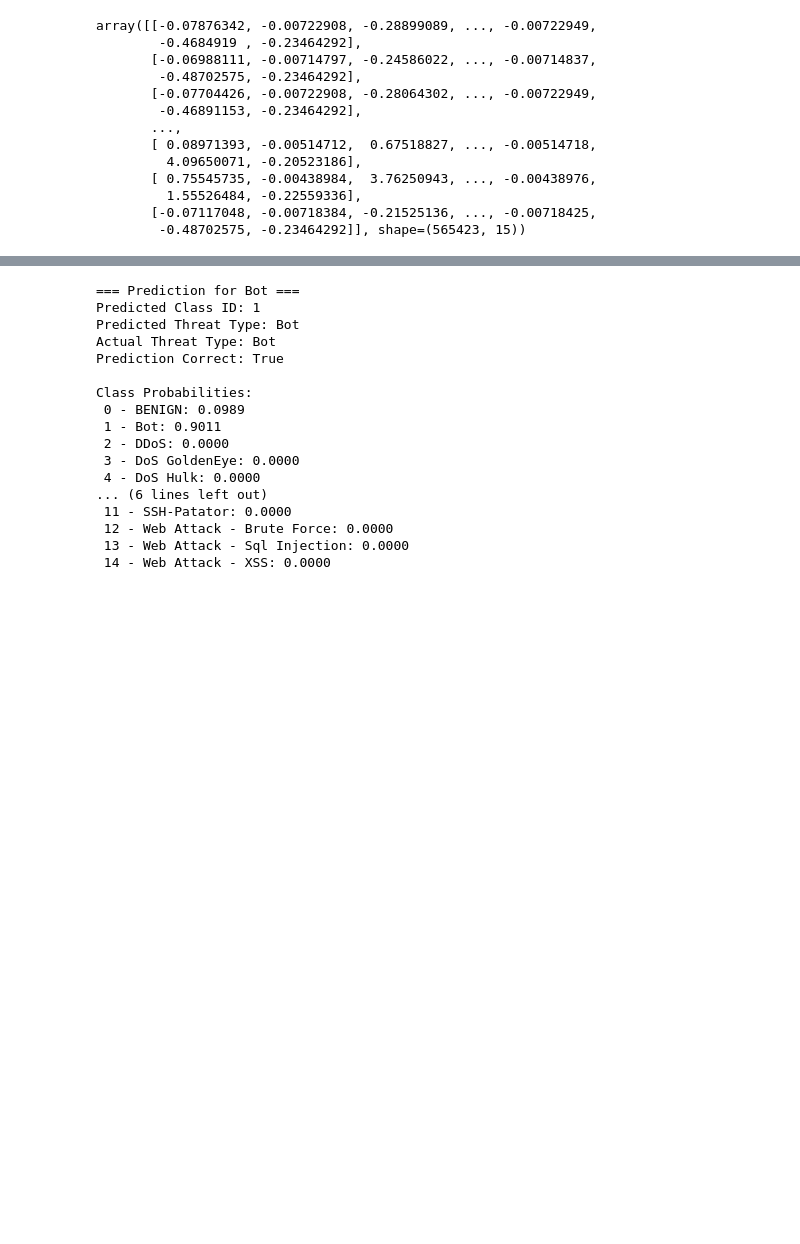
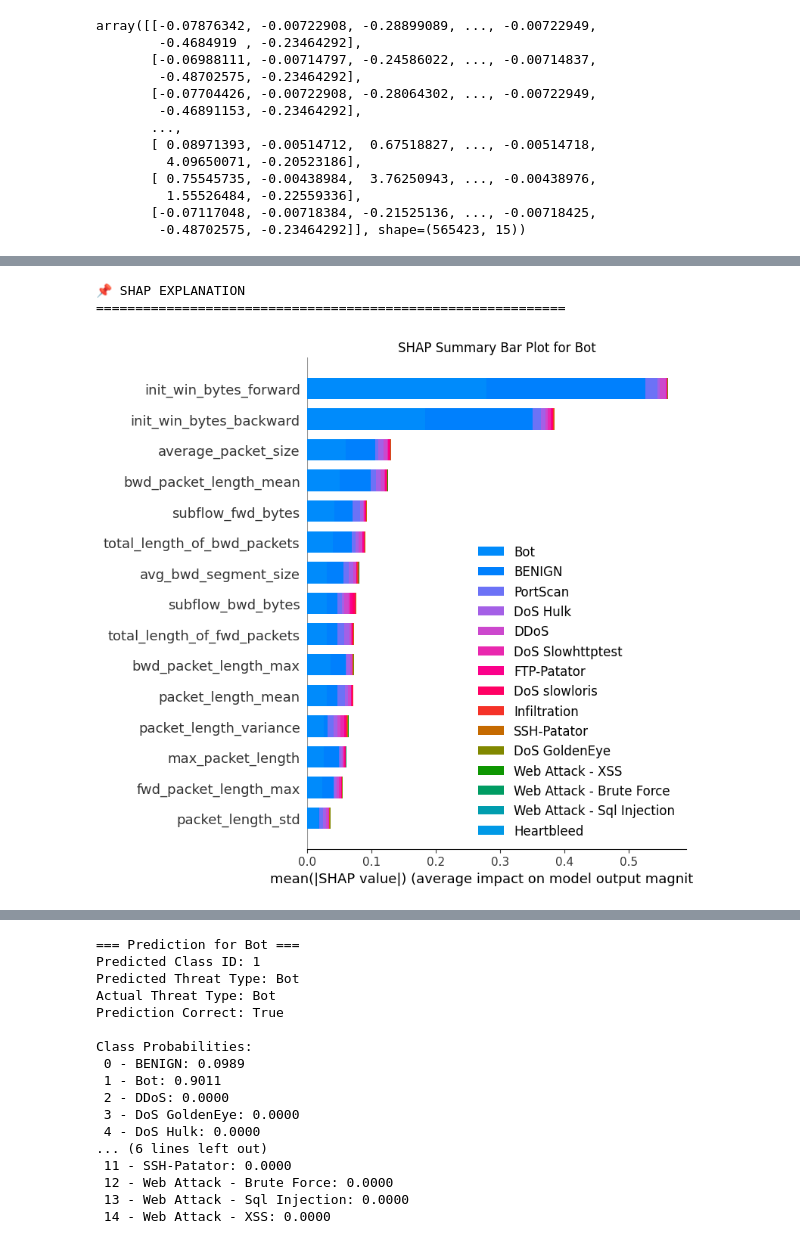
Before and after one commit to thenandansrinivas/XAINIDS, a Jupyter notebook: cicids/models.ipynb, the cells around one changed output, grey strips where cells are left out. Cells and saved outputs as stored; diff of their text form; code cells hidden in the pictures; blank space fills up the shorter version.

```diff
--- a/cicids/models.ipynb
+++ b/cicids/models.ipynb
@@ -322,0 +392,9 @@ Class Probabilities: [0. 0. 0. 0. 1. 0. 0. 0. 0. 0. 0. 0. 0. 0. 0.]
+# %%
+# === Explanation Display ===
+exp_list = explanation.as_list(label=predicted_label)
+
+print("\n🧠 LIME EXPLANATION")
+print("-" * 60)
+for feat, val in exp_list:
+    direction = "↑ increases" if val > 0 else "↓ decreases"
+    print(f"{feat:<35} | {val:>7.4f} ({direction} prediction)")
@@ -322,0 +434,7 @@ Class Probabilities: [0. 0. 0. 0. 1. 0. 0. 0. 0. 0. 0. 0. 0. 0. 0.]
+# %%
+# === Summary: Top Contributing Features ===
+print("\n🌟 TOP CONTRIBUTING FEATURES")
+print("=" * 60)
+for i, (feature, importance) in enumerate(sorted(exp_list, key=lambda x: abs(x[1]), reverse=True)[:5], 1):
+    status = "SUPPORTS" if importance > 0 else "OPPOSES"
+    print(f"{i}. {feature} → {importance:.4f} ({status} prediction)")
@@ -322,0 +475,41 @@ Class Probabilities: [0. 0. 0. 0. 1. 0. 0. 0. 0. 0. 0. 0. 0. 0. 0.]
+# %%
+# === SHAP EXPLANATION ===
+print("\n📌 SHAP EXPLANATION")
+print("=" * 60)
+
+# Create TreeExplainer and SHAP values
+explainer_shap = shap.TreeExplainer(model)
+shap_values = explainer_shap.shap_values(input_scaled)
+
+# For multi-class models, shap_values is a list of arrays (one per class)
+# Get SHAP values for the predicted class
+if isinstance(shap_values, list):
+    shap_values_for_pred = shap_values[predicted_label]
+    shap_values_train = explainer_shap.shap_values(training_scaled)
+    shap_values_train_pred = shap_values_train[predicted_label]
+else:
+    # For binary classification
+    shap_values_for_pred = shap_values
+    shap_values_train = explainer_shap.shap_values(training_scaled)
+    shap_values_train_pred = shap_values_train
+
+# === SHAP Summary (Top Features) ===
+# Create class names list in the correct order for SHAP
+class_names = [label_mapping[i] for i in range(len(label_mapping))]
+
+shap.summary_plot(
+    shap_values_for_pred,
+    input_scaled,
+    feature_names=feature_names,
+    plot_type="bar",
+    max_display=15,
+    show=False,
+    class_names=class_names
+)
+plt.title(f'SHAP Summary Bar Plot for {predicted_class_name}')
+plt.tight_layout()
+plt.show()
+# %% [output]
+📌 SHAP EXPLANATION
+============================================================
+[figure, added]
```
Also changed, not shown: parts of 11 cells of this notebook, 4 other files.
